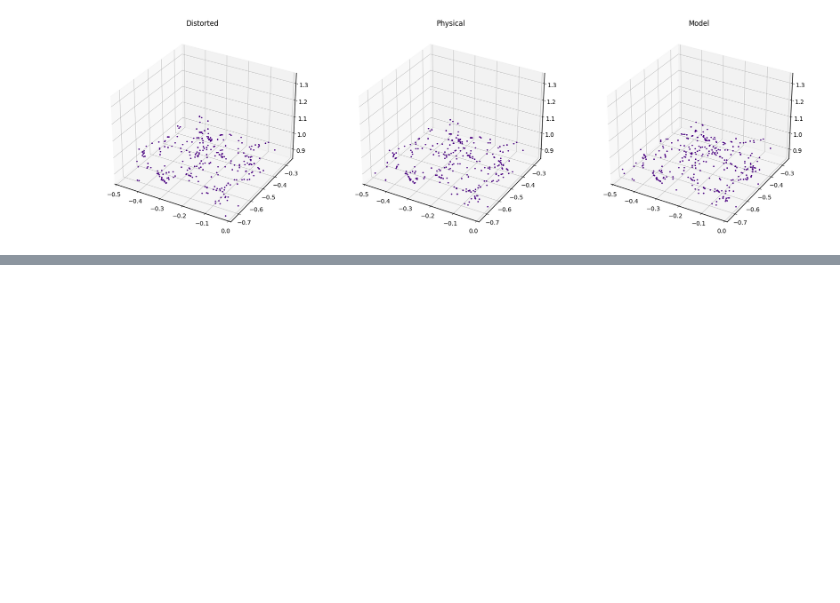
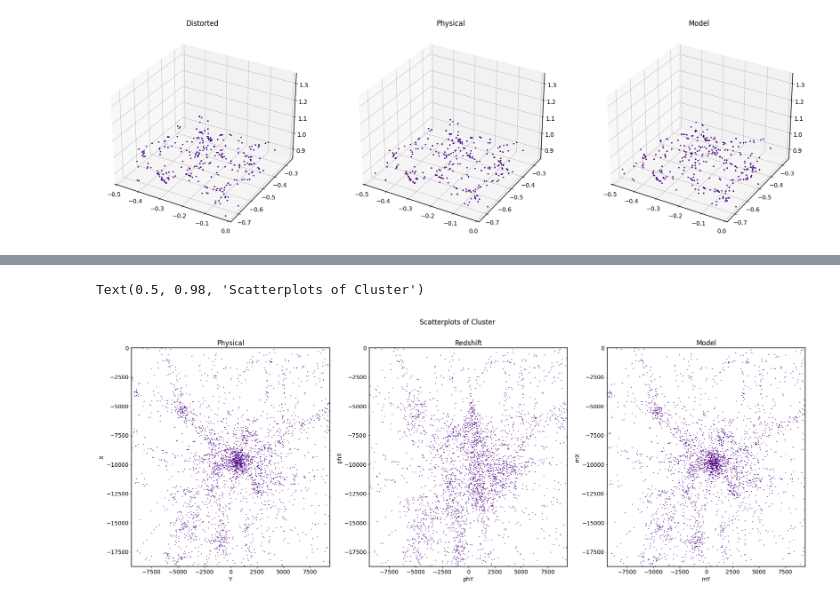
Before and after one commit to ispirovjr/Thesis-Project-Cosmic-Web, a Jupyter notebook: JupyterNotebooks/Science on model.ipynb, the cells around one changed output, grey strips where cells are left out. Drawn from its saved outputs; the diff is of its cells as text; code cells hidden in the pictures; blank space fills up the shorter version.

```diff
--- a/JupyterNotebooks/Science on model.ipynb
+++ b/JupyterNotebooks/Science on model.ipynb
@@ -190,0 +222,21 @@ showRegion(mod,img[2],img[1],-0.25,-0.5,1.1,ax=ax3)
+# %%
+plt.figure(figsize=(30,10))
+plt.subplot(131)
+zdf.viz.scatter("Y","X",s=1)
+plt.ylim(-L/4,0)
+plt.xlim(-L/8,L/8)
+plt.title("Physical")
+plt.subplot(132)
+zdf.viz.scatter("phY","phX",s=1)
+plt.ylim(-L/4,0)
+plt.xlim(-L/8,L/8)
+plt.title("Redshift")
+plt.subplot(133)
+zdf.viz.scatter("mY","mX",s=1)
+plt.ylim(-L/4,0)
+plt.xlim(-L/8,L/8)
+plt.title("Model")
+plt.suptitle("Scatterplots of Cluster")
+# %% [output]
+Text(0.5, 0.98, 'Scatterplots of Cluster')
+[figure, added]
```
Also changed, not shown: parts of 5 cells of this notebook, 4 other files.
